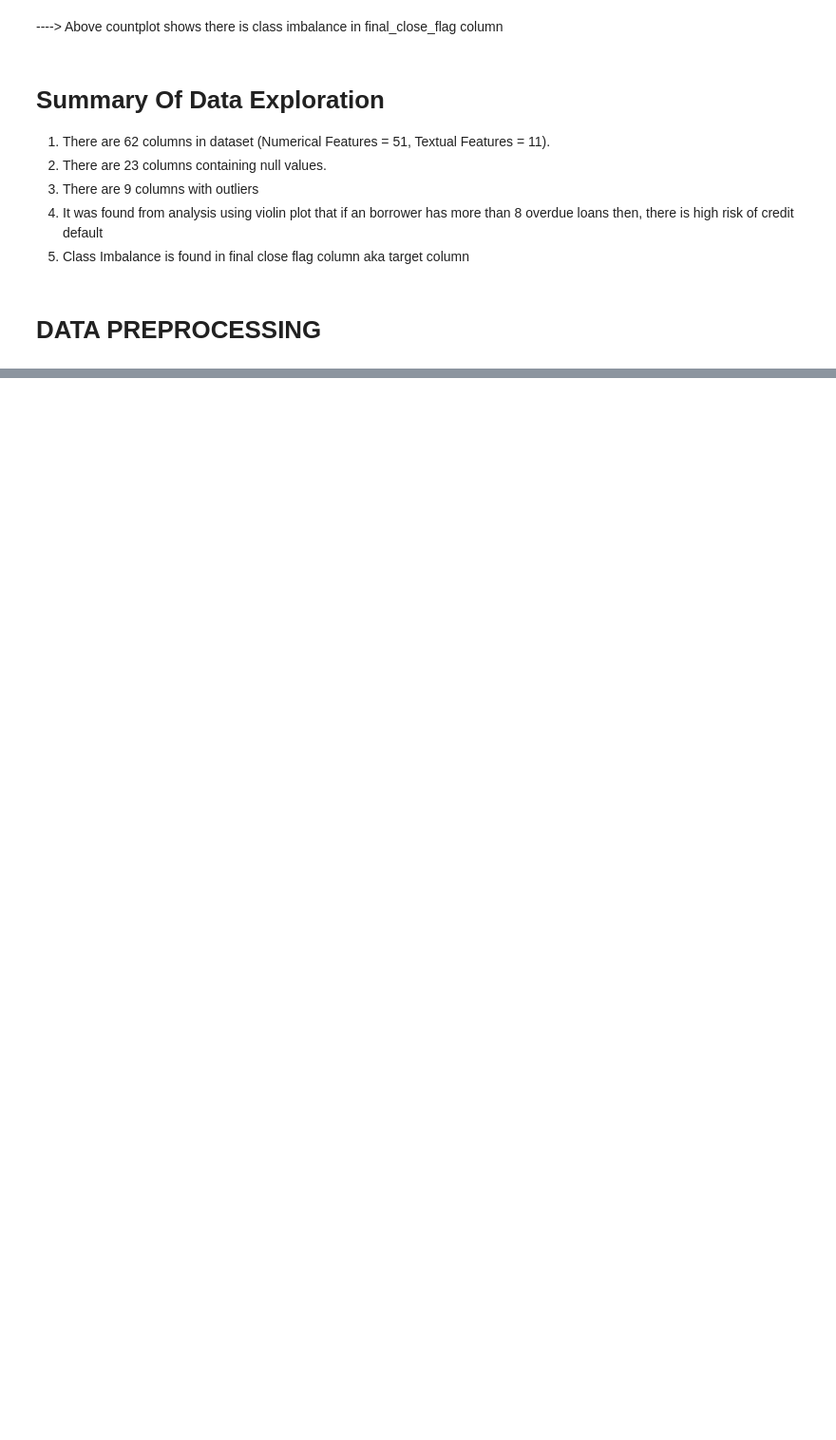
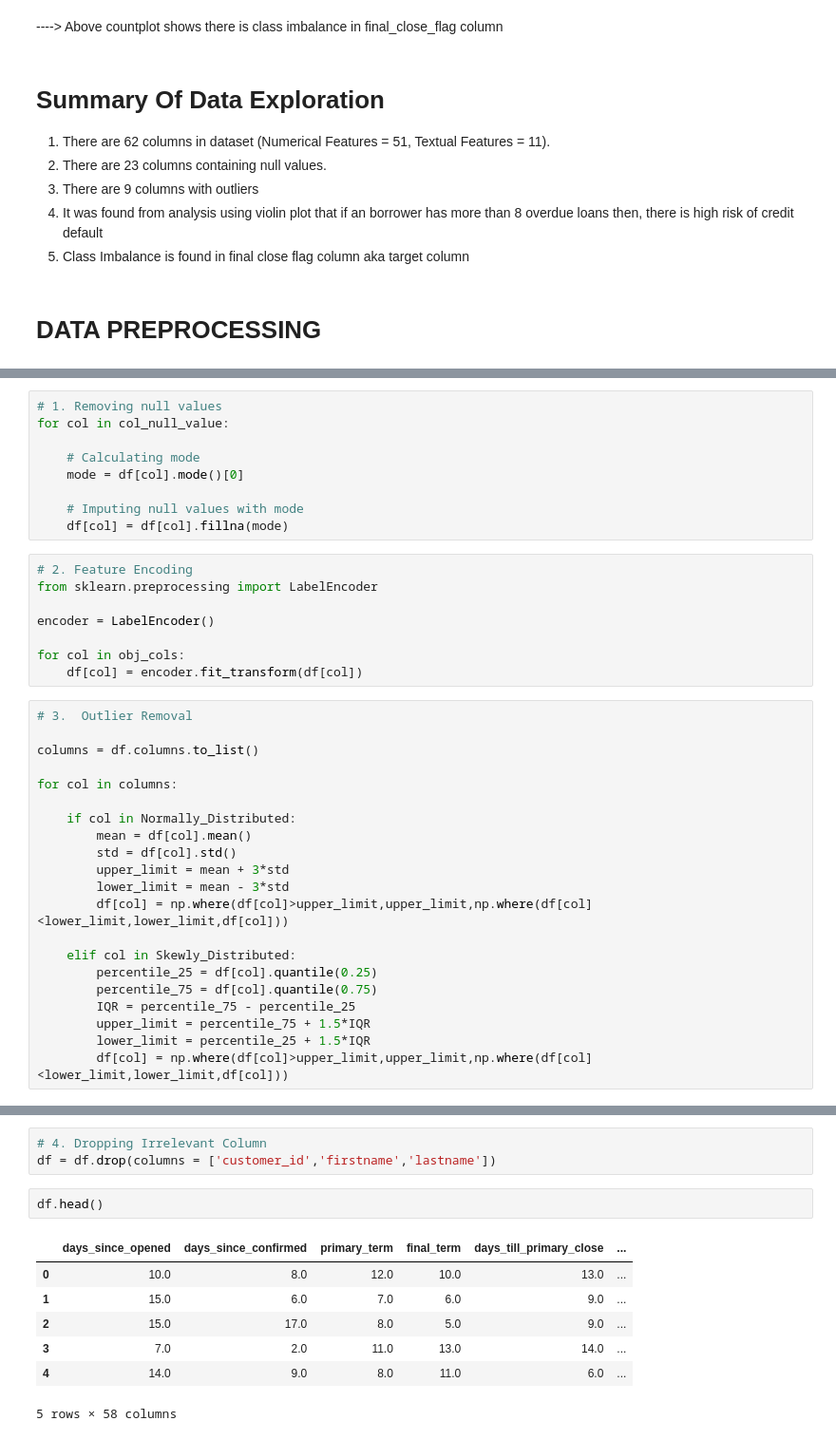
Before and after one commit to DEV-SPD/Credit-Risk-Analysis, a Jupyter notebook: credit_risk_analysis.ipynb, the cells around one changed output, grey strips where cells are left out. Shown: that part at 95% size. Drawn from its saved outputs; the diff is of its cells as text; blank space fills up the shorter version.

```diff
--- a/credit_risk_analysis.ipynb
+++ b/credit_risk_analysis.ipynb
@@ -288,0 +290,38 @@ PLAN OF ACTION:
+# %%
+# 1. Removing null values
+for col in col_null_value:
+
+    # Calculating mode
+    mode = df[col].mode()[0]
+
+    # Imputing null values with mode
+    df[col] = df[col].fillna(mode)
+# %%
+# 2. Feature Encoding
+from sklearn.preprocessing import LabelEncoder
+
+encoder = LabelEncoder()
+
+for col in obj_cols:
+    df[col] = encoder.fit_transform(df[col])
+# %%
+# 3.  Outlier Removal
+
+columns = df.columns.to_list()
+
+for col in columns:
+
+    if col in Normally_Distributed:
+        mean = df[col].mean()
+        std = df[col].std()
+        upper_limit = mean + 3*std
+        lower_limit = mean - 3*std
+        df[col] = np.where(df[col]>upper_limit,upper_limit,np.where(df[col]<lower_limit,lower_limit,df[col]))
+
+    elif col in Skewly_Distributed:
+        percentile_25 = df[col].quantile(0.25)
+        percentile_75 = df[col].quantile(0.75)
+        IQR = percentile_75 - percentile_25
+        upper_limit = percentile_75 + 1.5*IQR
+        lower_limit = percentile_25 + 1.5*IQR
+        df[col] = np.where(df[col]>upper_limit,upper_limit,np.where(df[col]<lower_limit,lower_limit,df[col]))
@@ -288,0 +348,13 @@ PLAN OF ACTION:
+# %%
+# 4. Dropping Irrelevant Column
+df = df.drop(columns = ['customer_id','firstname','lastname'])
+# %%
+df.head()
+# %% [output]
+|  | days_since_opened | days_since_confirmed | primary_term | final_term | days_till_primary_close | ... |
+| 0 | 10.0 | 8.0 | 12.0 | 10.0 | 13.0 | ... |
+| 1 | 15.0 | 6.0 | 7.0 | 6.0 | 9.0 | ... |
+| 2 | 15.0 | 17.0 | 8.0 | 5.0 | 9.0 | ... |
+| 3 | 7.0 | 2.0 | 11.0 | 13.0 | 14.0 | ... |
+| 4 | 14.0 | 9.0 | 8.0 | 11.0 | 6.0 | ... |
+5 rows × 58 columns
```
Also changed, not shown: parts of 44 cells of this notebook, 3 other files.
